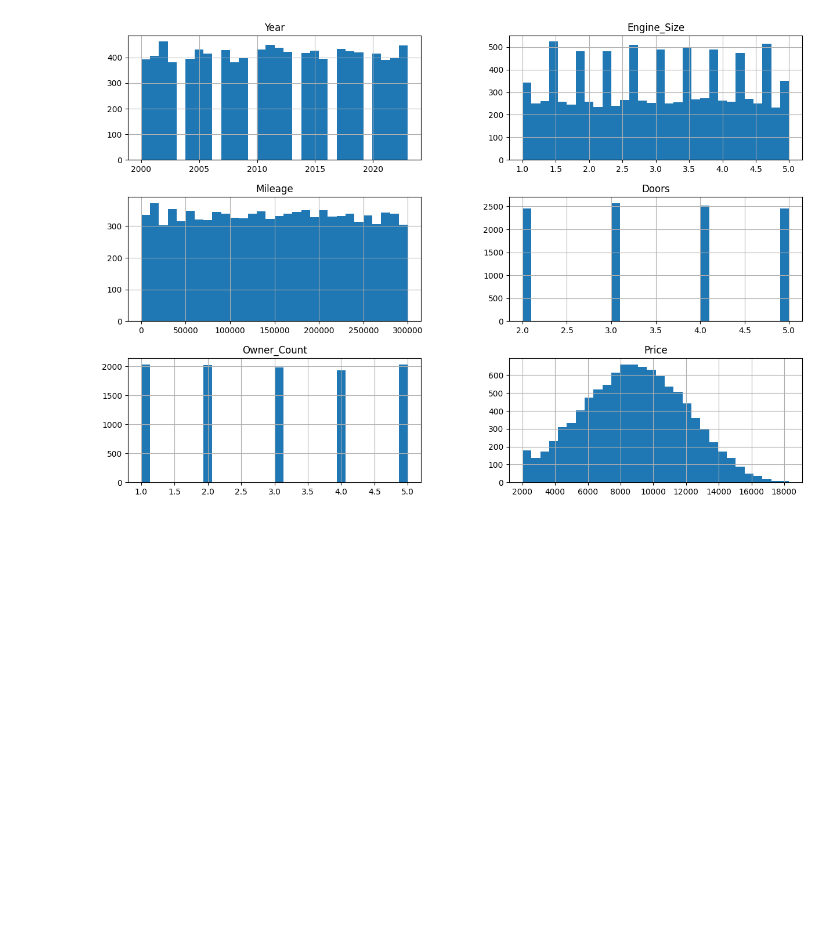
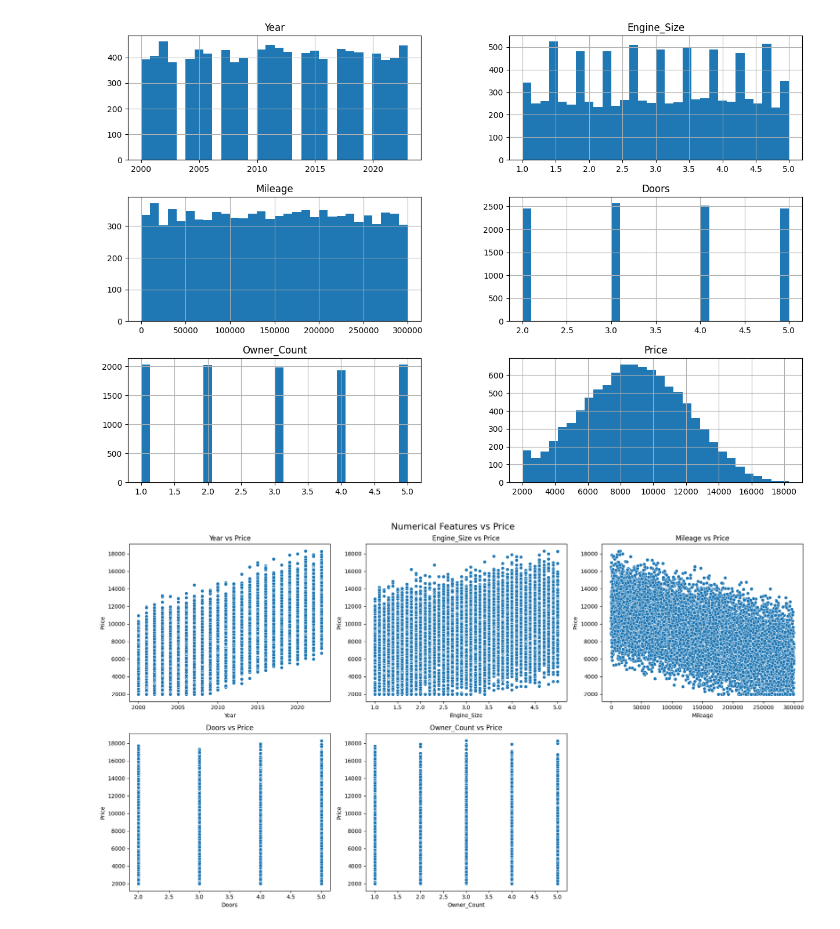
Before and after one commit to joedemcher/bank-marketing, a Jupyter notebook: Car Pricing Prediction.ipynb, the cells around one changed output. Saved outputs shown, nothing was run; the diff lists cells and outputs as text; code cells hidden in the pictures; blank space fills up the shorter version.

```diff
--- a/Car Pricing Prediction.ipynb
+++ b/Car Pricing Prediction.ipynb
@@ -47,3 +54,19 @@ df[numerical_features].hist(bins=30, figsize=(15, 10))
 plt.show()
 # %% [output]
 [figure]
+# %%
+fig, axes = plt.subplots(nrows=2, ncols=3, figsize=(18, 10))
+fig.suptitle('Numerical Features vs Price', fontsize=16)
+
+for i, feature in enumerate(numerical_features[:-1]):
+    row = i // 3
+    col = i % 3
+    sns.scatterplot(x=feature, y='Price', data=df, ax=axes[row, col])
+    axes[row, col].set_title(f'{feature} vs Price')
+
+fig.delaxes(axes[1, 2])
+
+plt.tight_layout()
+plt.show()
+# %% [output]
+[figure, added]
```
Also changed, not shown: parts of 6 cells of this notebook.
